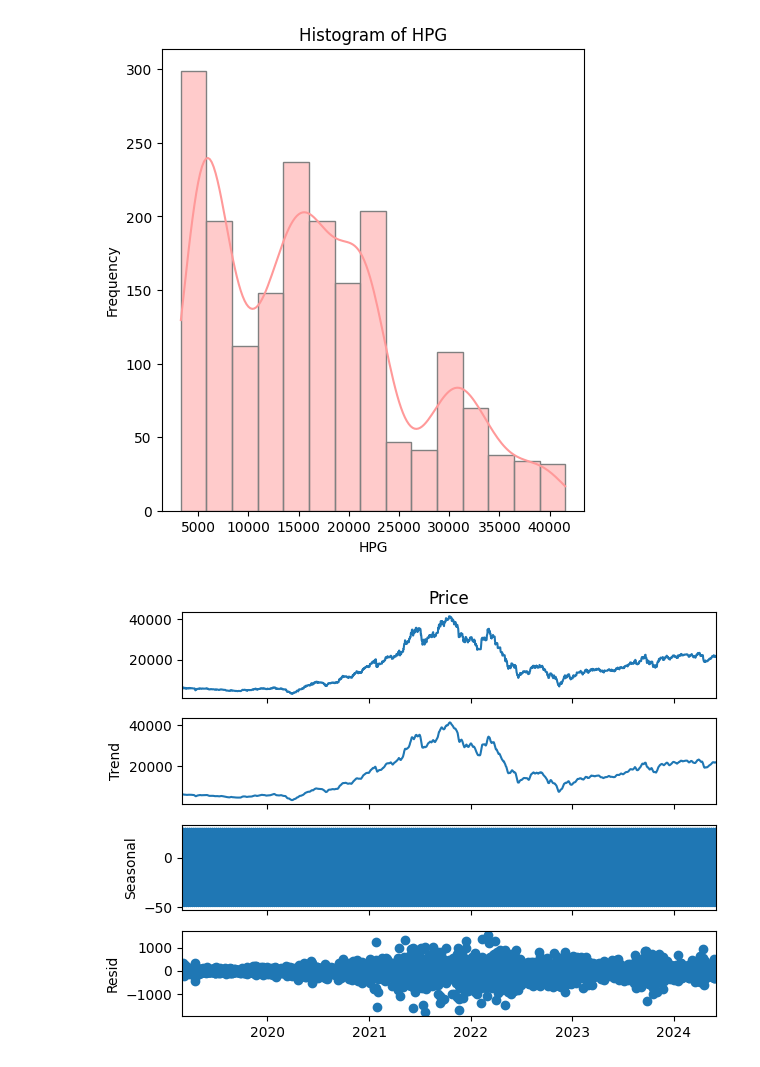
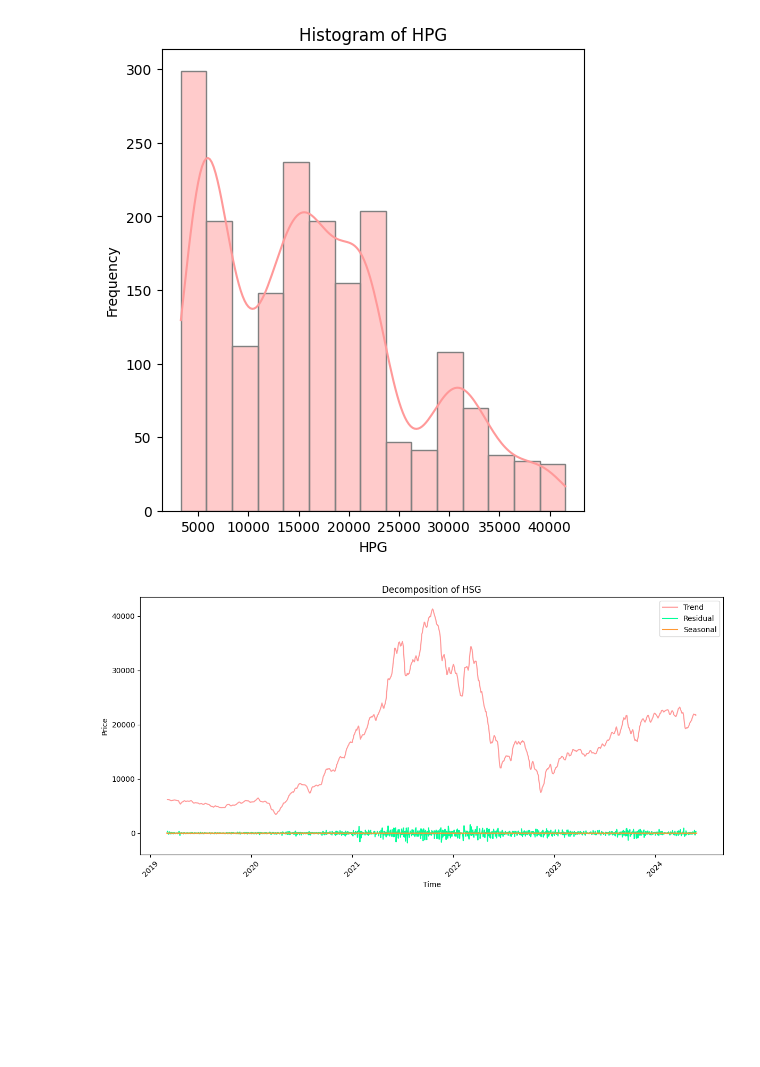
Before and after one commit to xuanquynhle/IS403.O21.HTCL_Team5, a Jupyter notebook: DescribeDataset/HSG_Describe_Dataset.ipynb, the cells around one changed output. Saved outputs shown, nothing was run; the diff lists cells and outputs as text; code cells hidden in the pictures; blank space fills up the shorter version.

```diff
--- a/DescribeDataset/HSG_Describe_Dataset.ipynb
+++ b/DescribeDataset/HSG_Describe_Dataset.ipynb
@@ -167,10 +167,43 @@ Text(0.5, 1.0, 'Boxplot of HPG')
 # %% [output]
 Text(0, 0.5, 'Frequency')
 [figure]
-# %%
-import statsmodels.api as sm
-decomposition = sm.tsa.seasonal_decompose(df1['Price'], model='additive')
-fig = decomposition.plot()
-plt.show()
-# %% [output]
-[figure, removed]
+# %%
+import statsmodels.api as sm
+import matplotlib.pyplot as plt
+
+# Assuming your data is in a DataFrame named 'df1' with a 'Price' column
+
+# Perform seasonal decomposition (additive model)
+decomposition = sm.tsa.seasonal_decompose(df1['Price'], model='additive')
+
+# Create a new figure for plotting (optional, comment out if using decomposition.plot())
+plt.figure(figsize=(12, 6))
+
+# Extract trend, seasonal, and residual components
+trend = decomposition.trend
+seasonal = decomposition.seasonal
+residual = decomposition.resid
+
+# Customize colors for each component
+plt.plot(trend, label='Trend', color='#FF9999')  # Change from default to blue
+plt.plot(residual, label='Residual', color='#00FF99')  # Change from default to green
+plt.plot(seasonal, label='Seasonal', color='#FF9933')  # Change from default to orange
+
+
+# Add labels and title
+plt.legend()
+plt.title('Decomposition of HSG')
+plt.xlabel('Time')
+plt.ylabel('Price')
+
+# Rotate x-axis labels for better readability (optional)
+plt.xticks(rotation=45)
+
+plt.tight_layout()
+plt.show()
+
+# OR (using decomposition.plot() for a simpler approach)
+# fig = decomposition.plot(color=['blue', 'orange', 'green'])  # Set colors in a list
+# plt.show()
+# %% [output]
+[figure, added]
```
Also changed, not shown: 2 other files.
